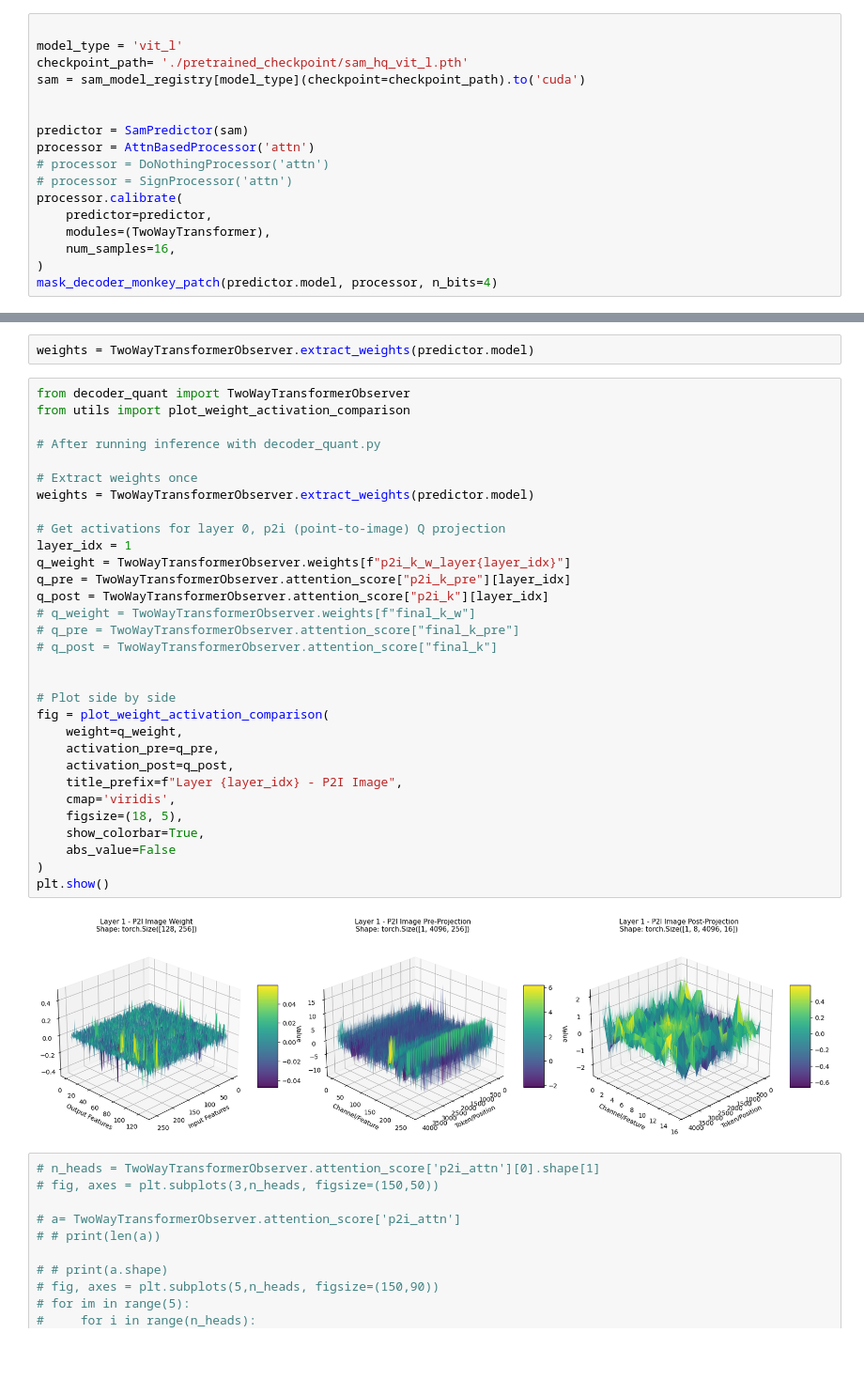
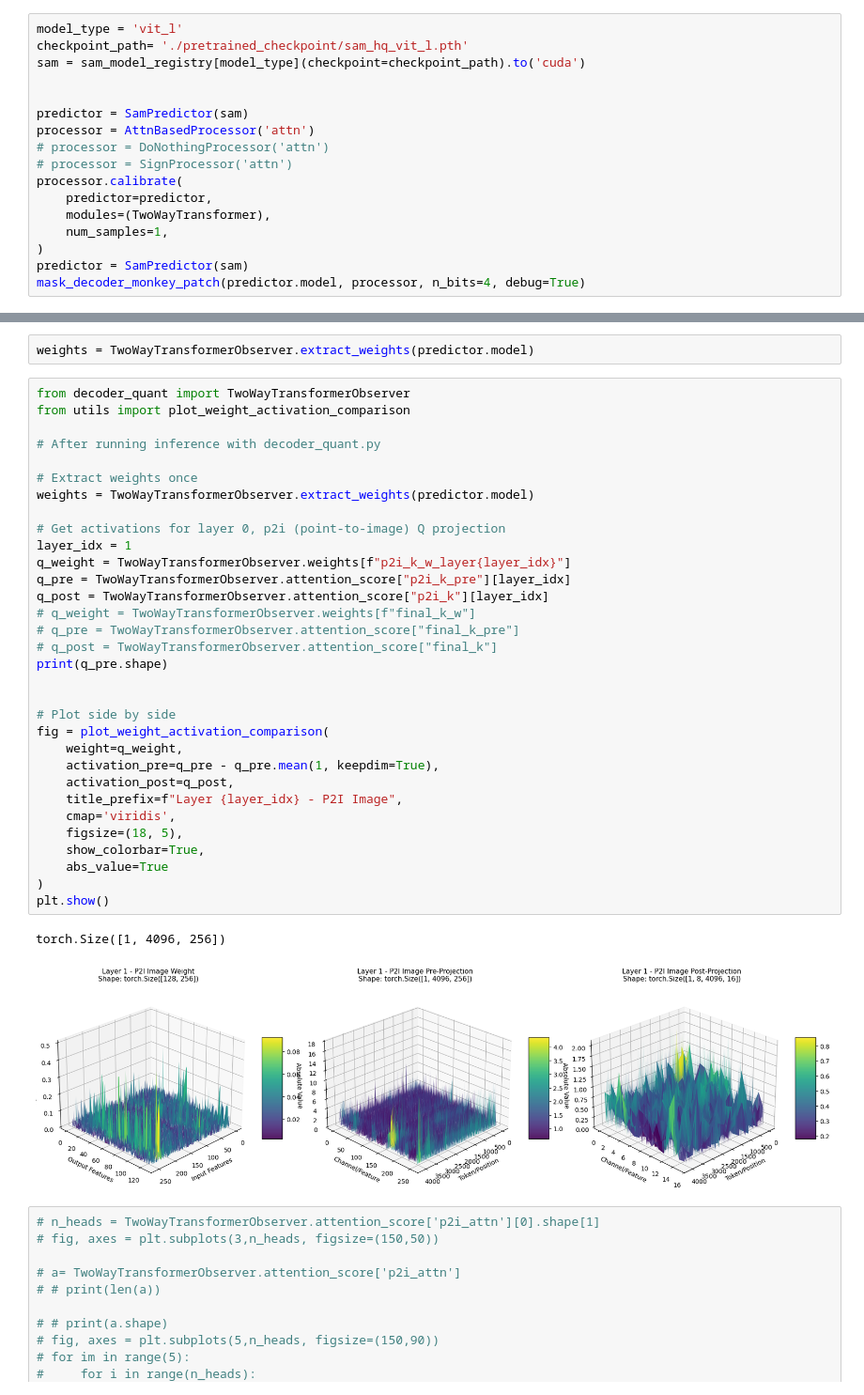
Before and after one commit to hchautran/SAM_Quantization, a Jupyter notebook: decoder.ipynb, the cells around one changed output, grey strips where cells are left out. Shown at 94% size. Drawn from its saved outputs; the diff is of its cells as text; blank space fills up the shorter version.

```diff
--- a/decoder.ipynb
+++ b/decoder.ipynb
@@ -14,7 +14,6 @@ import matplotlib.pyplot as plt
 from quant_utils import SignProcessor, DoNothingProcessor, AttnBasedProcessor
 from segment_anything.modeling.transformer import TwoWayAttentionBlock, TwoWayTransformer, Attention
 # %%
-
 model_type = 'vit_l'
 checkpoint_path= './pretrained_checkpoint/sam_hq_vit_l.pth'
 sam = sam_model_registry[model_type](checkpoint=checkpoint_path).to('cuda')
@@ -27,9 +26,10 @@ processor = AttnBasedProcessor('attn')
 processor.calibrate(
     predictor=predictor,
     modules=(TwoWayTransformer),
-    num_samples=16,
+    num_samples=1,
 )
-mask_decoder_monkey_patch(predictor.model, processor, n_bits=4)
+predictor = SamPredictor(sam)
+mask_decoder_monkey_patch(predictor.model, processor, n_bits=4, debug=True)
 # %% [output]
 <All keys matched successfully>
 ------------------------------ valid --------------------------------
@@ -116,36 +96,38 @@ weights = TwoWayTransformerObserver.extract_weights(predictor.model)
 # %%
 from decoder_quant import TwoWayTransformerObserver
 from utils import plot_weight_activation_comparison
 
 # After running inference with decoder_quant.py
 
 # Extract weights once
 weights = TwoWayTransformerObserver.extract_weights(predictor.model)
 
 # Get activations for layer 0, p2i (point-to-image) Q projection
 layer_idx = 1
 q_weight = TwoWayTransformerObserver.weights[f"p2i_k_w_layer{layer_idx}"]
 q_pre = TwoWayTransformerObserver.attention_score["p2i_k_pre"][layer_idx]
 q_post = TwoWayTransformerObserver.attention_score["p2i_k"][layer_idx]
 # q_weight = TwoWayTransformerObserver.weights[f"final_k_w"]
 # q_pre = TwoWayTransformerObserver.attention_score["final_k_pre"]
 # q_post = TwoWayTransformerObserver.attention_score["final_k"]
+print(q_pre.shape)
 
 
 # Plot side by side
 fig = plot_weight_activation_comparison(
     weight=q_weight,
-    activation_pre=q_pre,
+    activation_pre=q_pre - q_pre.mean(1, keepdim=True),
     activation_post=q_post,
     title_prefix=f"Layer {layer_idx} - P2I Image",
     cmap='viridis',
     figsize=(18, 5),
     show_colorbar=True,
-    abs_value=False
+    abs_value=True
 )
 plt.show()
 # %% [output]
+torch.Size([1, 4096, 256])
-[figure, old version]
+[figure, new version]
 # %%
 # n_heads = TwoWayTransformerObserver.attention_score['p2i_attn'][0].shape[1]
 # fig, axes = plt.subplots(3,n_heads, figsize=(150,50))
```
Also changed, not shown: parts of 3 cells of this notebook, 2 other files.
